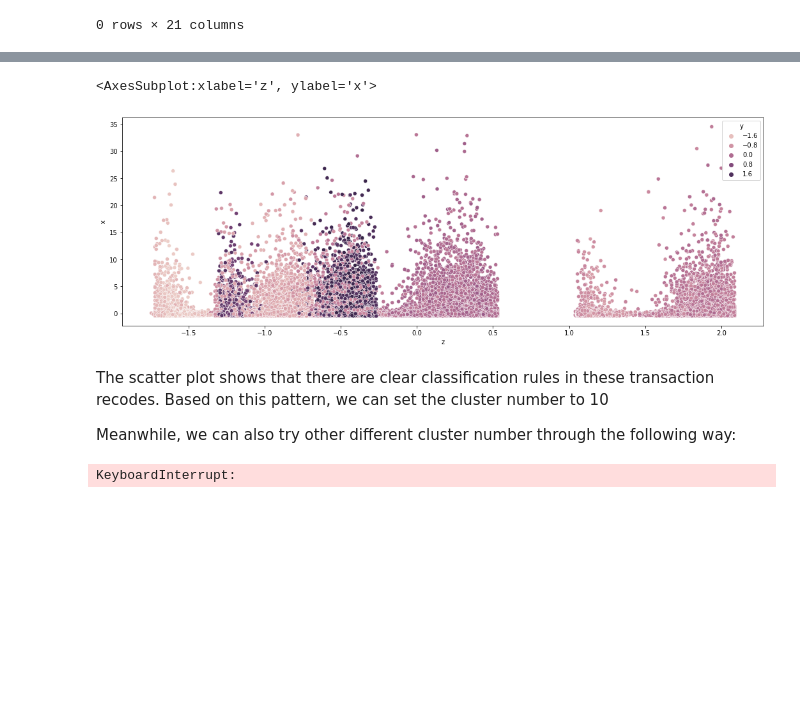
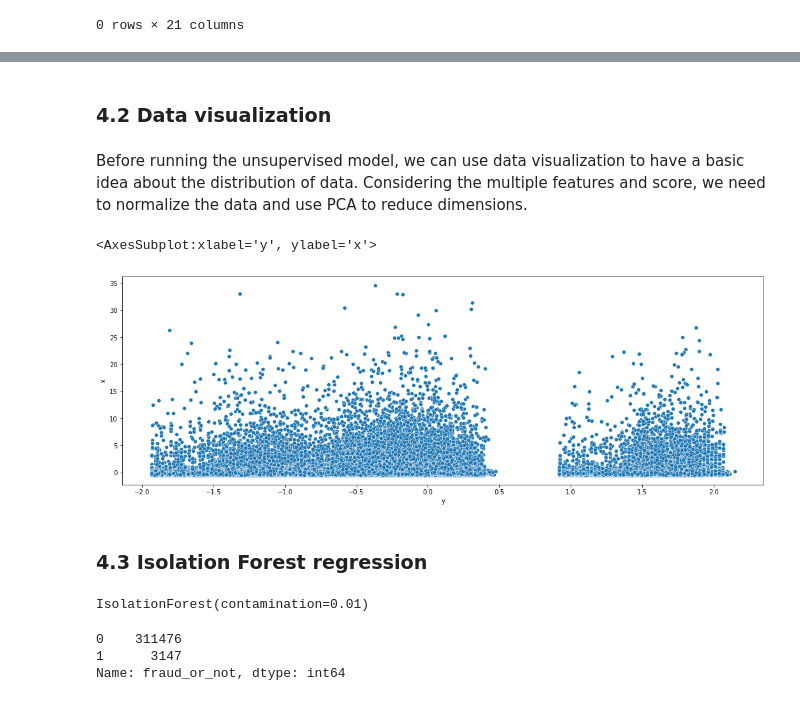
Before and after one commit to chunyanhao/DS_Takehome_Practice, a Jupyter notebook: 10. Credit Card Transactions.ipynb, the cells around one changed output, grey strips where cells are left out. Cells and saved outputs as stored; diff of their text form; code cells hidden in the pictures; blank space fills up the shorter version.

Commit message:
init

```diff
--- a/10. Credit Card Transactions.ipynb
+++ b/10. Credit Card Transactions.ipynb
@@ -229,7 +233,7 @@ data['distance_to_home'] = np.sqrt((data['home_Lat'] - data['Lat'])**2 + (data['
 # %%
 data = data[['credit_card', 'limit_ratio', 'median_ratio', 'day', 'hour', 'weekday', 'distance_to_home']]
-data = pd.get_dummies(data = data, columns = ['weekday'])
-data.head(3)
+cluster_data = pd.get_dummies(data = data, columns = ['weekday'])
+cluster_data.head(3)
 # %% [output]
 |  | credit_card | limit_ratio | median_ratio | day | hour | distance_to_home | weekday_0 | weekday_1 | ... |
 | 0 | 1003715054175576 | 0.002189 | 0.467086 | 11 | 0 | 0.053006 | 0 | 0 | ... |
@@ -242,36 +242,21 @@ Before running the unsupervised model, we can use data visualization to have a b
+# %% [markdown]
+### 4.2 Data visualization
+# %% [markdown]
+Before running the unsupervised model, we can use data visualization to have a basic idea about the distribution of data. Considering the multiple features and score, we need to normalize the data and use PCA to reduce dimensions.
 # %%
 from sklearn.preprocessing import scale
 from sklearn.decomposition import PCA
 from sklearn.cluster import KMeans
 from sklearn.metrics import silhouette_score
 # %%
-train_data = scale(data.iloc[:,1:])
+train_data = scale(cluster_data.iloc[:,1:])
 # %%
-pca = PCA(n_components=3, random_state=42)
+pca = PCA(n_components=2, random_state=42)
 pca_df = pd.DataFrame(scale(pca.fit_transform(train_data)))
-pca_df.columns = ['x','y','z']
+pca_df.columns = ['x','y']
 # %%
 fig, ax = plt.subplots(figsize = (18, 6))
-sns.scatterplot(data = pca_df, y = 'x', x = 'z', hue = 'y')
+sns.scatterplot(data = pca_df, x = 'y',y = 'x')
 # %% [output]
-<AxesSubplot:xlabel='z', ylabel='x'>
+<AxesSubplot:xlabel='y', ylabel='x'>
-[figure, old version]
+[figure, new version]
-# %% [markdown]
-The scatter plot shows that there are clear classification rules in these transaction recodes. Based on this pattern, we can set the cluster number to 10
-
-Meanwhile, we can also try other different cluster number through the following way:
-# %%
-# determin the best number of clusters:
-clusters = range(2, 30)
-inertias = []
-silhouettes = []
-
-for n_clusters in clusters:
-    kmeans = KMeans(n_clusters=n_clusters, init='k-means++', random_state=42)
-    kmeans = kmeans.fit(train_data)
-    label = kmeans.predict(train_data)
-
-    inertias.append(kmeans.inertia_)
-    silhouettes.append(silhouette_score(train_data, label))
-# %% [output]
-KeyboardInterrupt:
@@ -291,0 +263,16 @@ data['label'] = k_means.fit_predict(train_data)
+# %% [markdown]
+### 4.3 Isolation Forest regression
+# %%
+from sklearn.ensemble import IsolationForest
+model = IsolationForest(contamination = 0.01)
+model.fit(cluster_data)
+# %% [output]
+IsolationForest(contamination=0.01)
+# %%
+pca_df['fraud_or_not'] = model.predict(cluster_data)
+pca_df['fraud_or_not'] = pca_df['fraud_or_not'].map({1:0, -1:1})
+print(pca_df['fraud_or_not'].value_counts())
+# %% [output]
+0    311476
+1      3147
+Name: fraud_or_not, dtype: int64
```
Also changed, not shown: parts of 17 cells of this notebook.
